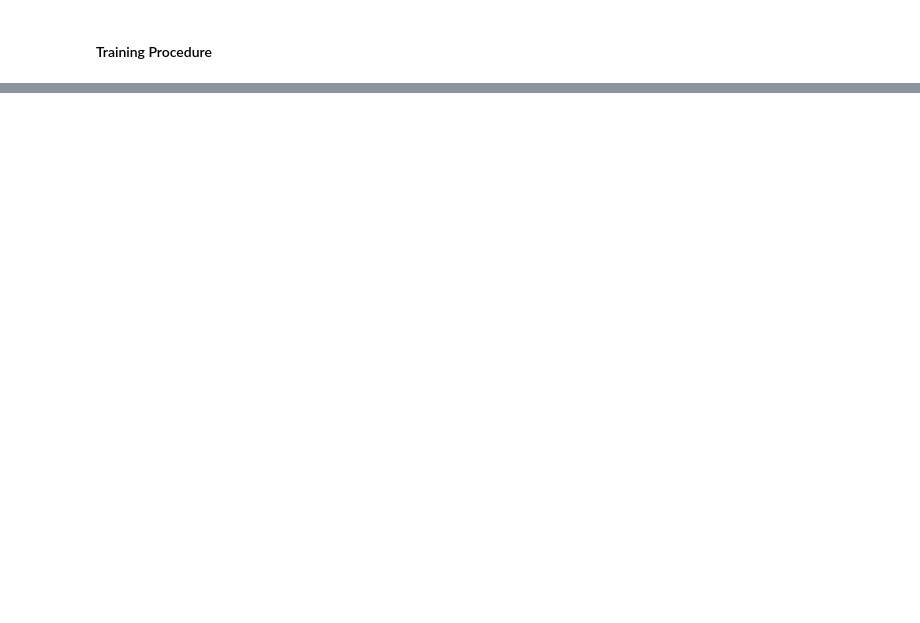
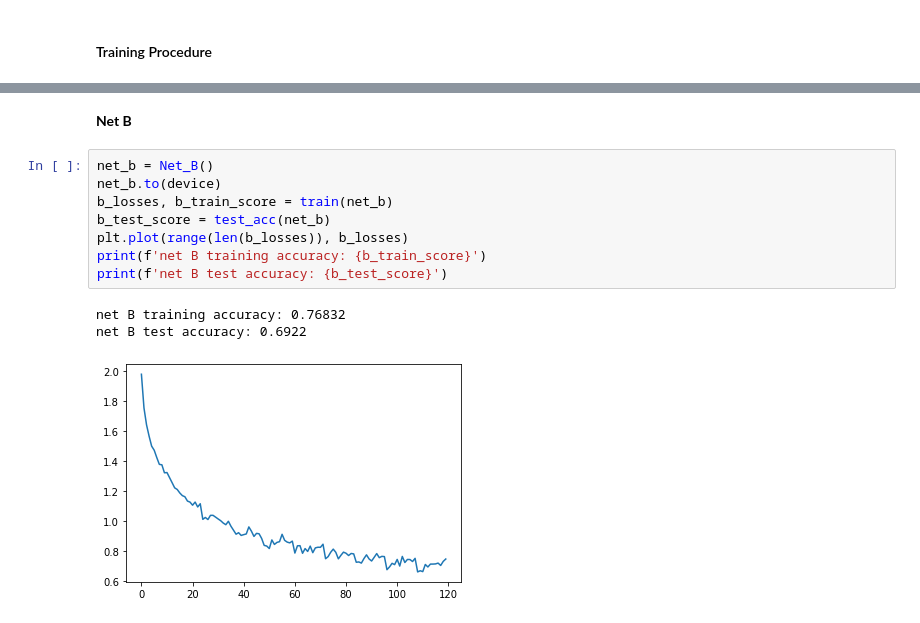
Before and after one commit to a1ho/cifar10-cnn, a Jupyter notebook: final_project.ipynb, the cells around one changed output, grey strips where cells are left out. Drawn from its saved outputs; the diff is of its cells as text; blank space fills up the shorter version.

```diff
--- a/final_project.ipynb
+++ b/final_project.ipynb
@@ -130,0 +225,14 @@ plt.show()
+# %% [markdown]
+**Net B**
+# %%
+net_b = Net_B()
+net_b.to(device)
+b_losses, b_train_score = train(net_b)
+b_test_score = test_acc(net_b)
+plt.plot(range(len(b_losses)), b_losses)
+print(f'net B training accuracy: {b_train_score}')
+print(f'net B test accuracy: {b_test_score}')
+# %% [output]
+net B training accuracy: 0.76832
+net B test accuracy: 0.6922
+[figure, added]
```
Also changed, not shown: parts of 36 cells of this notebook, 1 other file.
